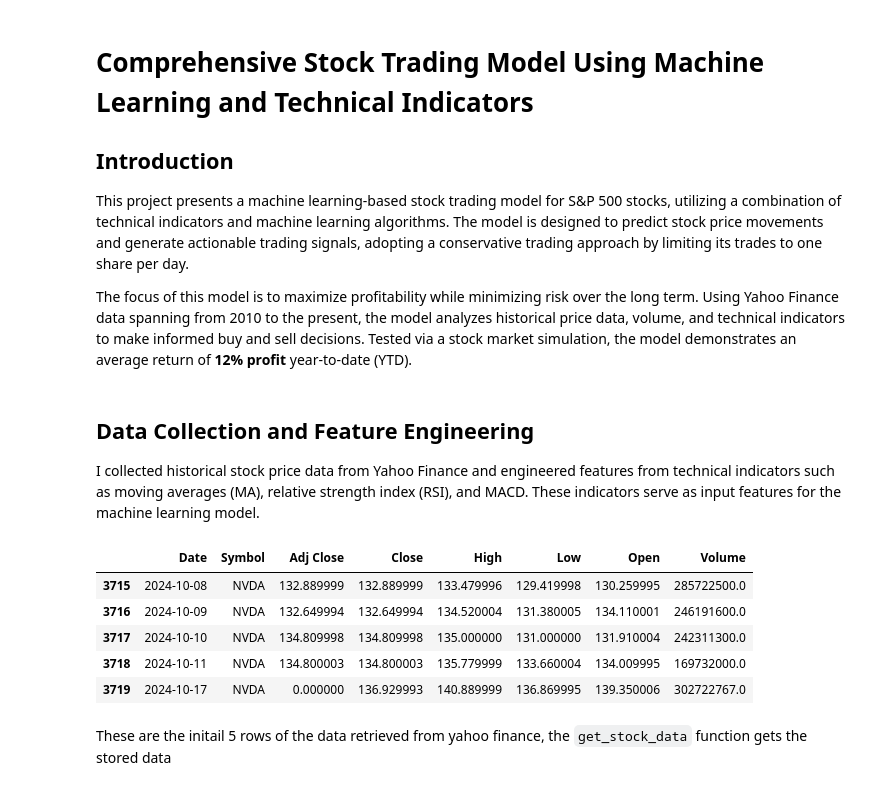
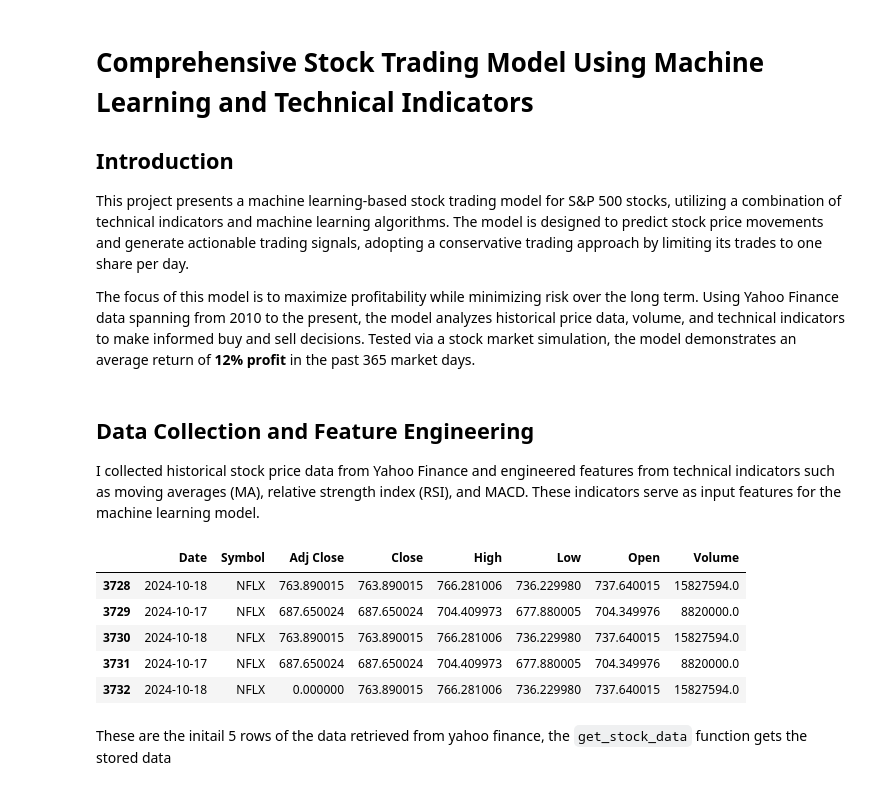
Before and after one commit to uniquedapoet/StockTradingModel, a Jupyter notebook: Stock_Trading_Model_Report.ipynb, the cells around one changed output. Cells and saved outputs as stored; diff of their text form; code cells hidden in the pictures.

Commit message:
Continue with Model Report

```diff
--- a/Stock_Trading_Model_Report.ipynb
+++ b/Stock_Trading_Model_Report.ipynb
@@ -5,7 +5,7 @@
 
 This project presents a machine learning-based stock trading model for S&P 500 stocks, utilizing a combination of technical indicators and machine learning algorithms. The model is designed to predict stock price movements and generate actionable trading signals, adopting a conservative trading approach by limiting its trades to one share per day.
 
-The focus of this model is to maximize profitability while minimizing risk over the long term. Using Yahoo Finance data spanning from 2010 to the present, the model analyzes historical price data, volume, and technical indicators to make informed buy and sell decisions. Tested via a stock market simulation, the model demonstrates an average return of **12% profit** year-to-date (YTD).
+The focus of this model is to maximize profitability while minimizing risk over the long term. Using Yahoo Finance data spanning from 2010 to the present, the model analyzes historical price data, volume, and technical indicators to make informed buy and sell decisions. Tested via a stock market simulation, the model demonstrates an average return of **12% profit** in the past 365 market days.
 # %% [markdown]
 ## Data Collection and Feature Engineering
 
@@ -15,14 +15,14 @@ from SimulateDay import get_stock_data, preprocess_data, add_columns
 # %%
-
-stock_data = get_stock_data(input('Enter the name of the company: '))
+symbol = input('Enter the name of the company: ')
+stock_data = get_stock_data(symbol)
 stock_data.tail()
 # %% [output]
 |  | Date | Symbol | Adj Close | Close | High | Low | Open | Volume |
-| 3715 | 2024-10-08 | NVDA | 132.889999 | 132.889999 | 133.479996 | 129.419998 | 130.259995 | 285722500.0 |
-| 3716 | 2024-10-09 | NVDA | 132.649994 | 132.649994 | 134.520004 | 131.380005 | 134.110001 | 246191600.0 |
-| 3717 | 2024-10-10 | NVDA | 134.809998 | 134.809998 | 135.000000 | 131.000000 | 131.910004 | 242311300.0 |
-| 3718 | 2024-10-11 | NVDA | 134.800003 | 134.800003 | 135.779999 | 133.660004 | 134.009995 | 169732000.0 |
-| 3719 | 2024-10-17 | NVDA | 0.000000 | 136.929993 | 140.889999 | 136.869995 | 139.350006 | 302722767.0 |
+| 3728 | 2024-10-18 | NFLX | 763.890015 | 763.890015 | 766.281006 | 736.229980 | 737.640015 | 15827594.0 |
+| 3729 | 2024-10-17 | NFLX | 687.650024 | 687.650024 | 704.409973 | 677.880005 | 704.349976 | 8820000.0 |
+| 3730 | 2024-10-18 | NFLX | 763.890015 | 763.890015 | 766.281006 | 736.229980 | 737.640015 | 15827594.0 |
+| 3731 | 2024-10-17 | NFLX | 687.650024 | 687.650024 | 704.409973 | 677.880005 | 704.349976 | 8820000.0 |
+| 3732 | 2024-10-18 | NFLX | 0.000000 | 763.890015 | 766.281006 | 736.229980 | 737.640015 | 15827594.0 |
 # %% [markdown]
 These are the initail 5 rows of the data retrieved from yahoo finance, the `get_stock_data` function gets the stored data
 # %%
```
Also changed, not shown: parts of 20 cells of this notebook.
